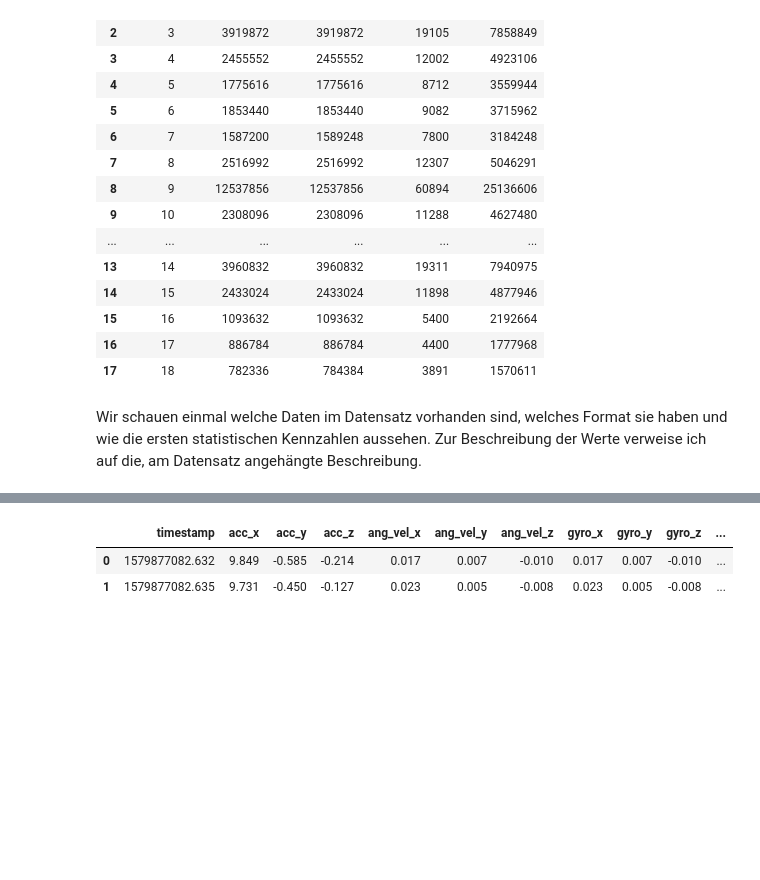
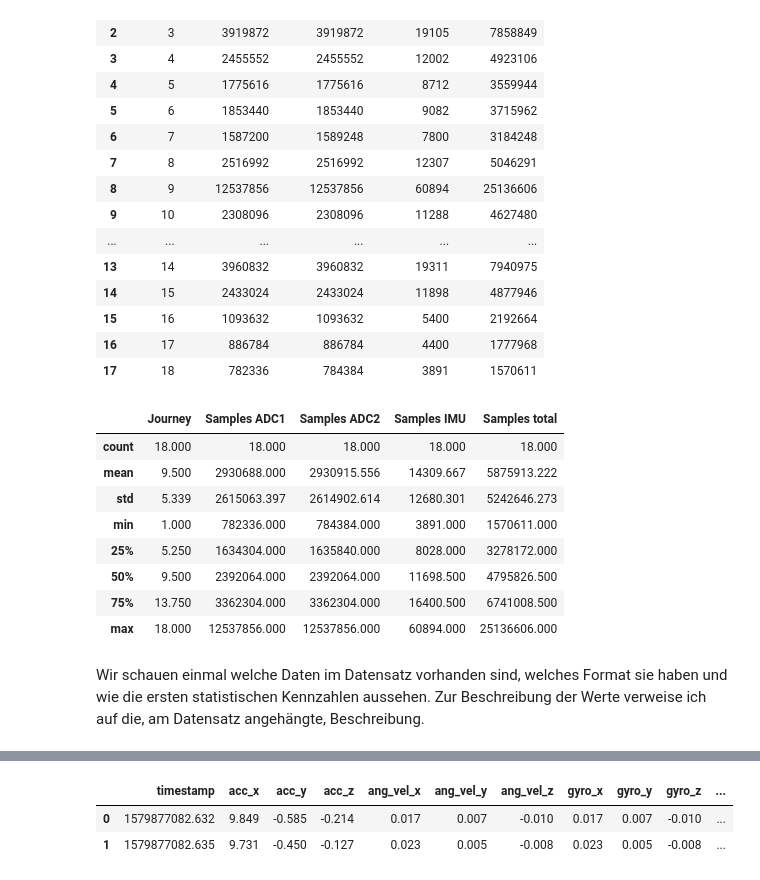
Before and after one commit to cMurschall/technicalDataAnalysis, a Jupyter notebook: report.ipynb, the cells around one changed output, grey strips where cells are left out. Cells and saved outputs as stored; diff of their text form; code cells hidden in the pictures; blank space fills up the shorter version.

```diff
--- a/report.ipynb
+++ b/report.ipynb
@@ -63,8 +63,20 @@ Total measured samples: 105766438 (105.77) Mio.
 | 15 | 16 | 1093632 | 1093632 | 5400 | 2192664 |
 | 16 | 17 | 886784 | 886784 | 4400 | 1777968 |
 | 17 | 18 | 782336 | 784384 | 3891 | 1570611 |
+# %%
+df_count_samples.describe()
+# %% [output]
+|  | Journey | Samples ADC1 | Samples ADC2 | Samples IMU | Samples total |
+| count | 18.000 | 18.000 | 18.000 | 18.000 | 18.000 |
+| mean | 9.500 | 2930688.000 | 2930915.556 | 14309.667 | 5875913.222 |
+| std | 5.339 | 2615063.397 | 2614902.614 | 12680.301 | 5242646.273 |
+| min | 1.000 | 782336.000 | 784384.000 | 3891.000 | 1570611.000 |
+| 25% | 5.250 | 1634304.000 | 1635840.000 | 8028.000 | 3278172.000 |
+| 50% | 9.500 | 2392064.000 | 2392064.000 | 11698.500 | 4795826.500 |
+| 75% | 13.750 | 3362304.000 | 3362304.000 | 16400.500 | 6741008.500 |
+| max | 18.000 | 12537856.000 | 12537856.000 | 60894.000 | 25136606.000 |
 # %% [markdown]
-Wir schauen einmal welche Daten im Datensatz vorhanden sind, welches Format sie haben und wie die ersten statistischen Kennzahlen aussehen. Zur Beschreibung der Werte verweise ich auf die, am Datensatz angehängte Beschreibung.
+Wir schauen einmal welche Daten im Datensatz vorhanden sind, welches Format sie haben und wie die ersten statistischen Kennzahlen aussehen. Zur Beschreibung der Werte verweise ich auf die, am Datensatz angehängte, Beschreibung.
 # %%
 data.read_data(jrn=0, source='ADC1').head(2)
 # %% [output]
```
Also changed, not shown: parts of 20 cells of this notebook.
